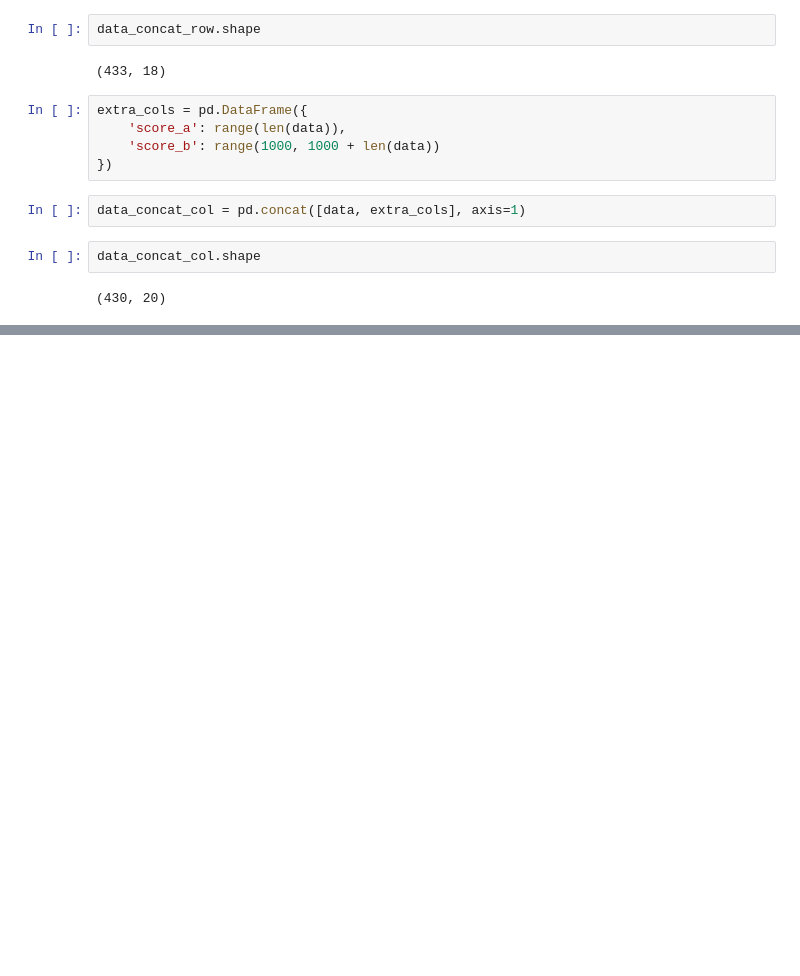
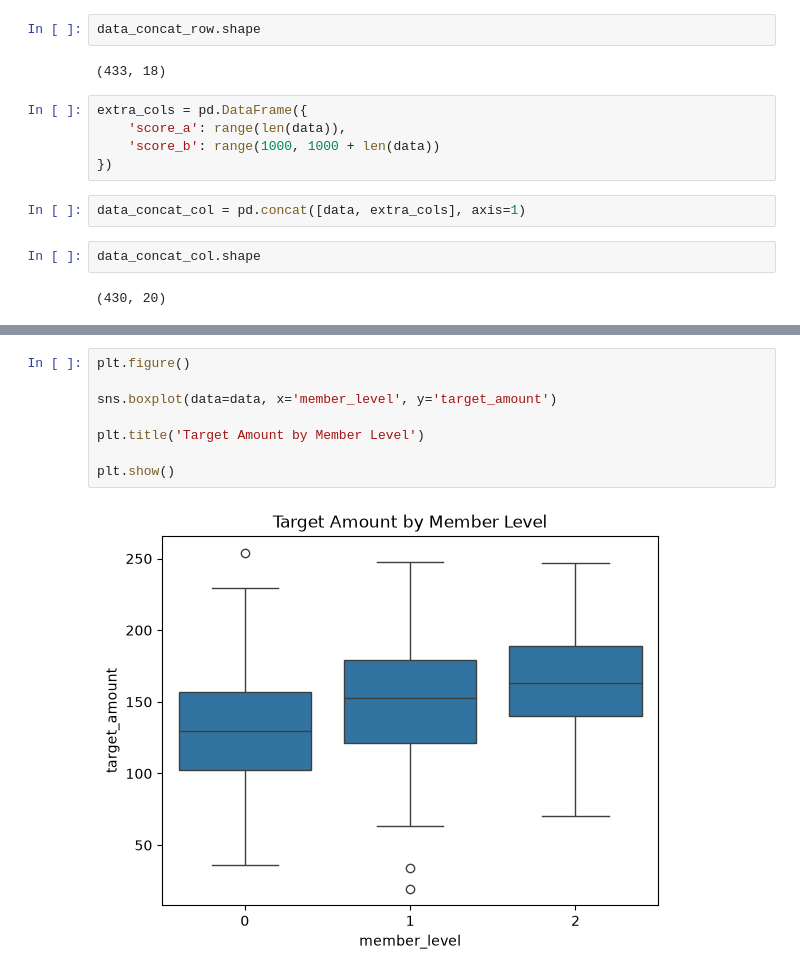
Before and after one commit to Lui-die-lui/aice-associate-study, a Jupyter notebook: DAY18/day18_full_review.ipynb, the cells around one changed output, grey strips where cells are left out. Drawn from its saved outputs; the diff is of its cells as text; blank space fills up the shorter version.

```diff
--- a/DAY18/day18_full_review.ipynb
+++ b/DAY18/day18_full_review.ipynb
@@ -290,0 +395,10 @@ data_concat_col.shape
+# %%
+plt.figure()
+
+sns.boxplot(data=data, x='member_level', y='target_amount')
+
+plt.title('Target Amount by Member Level')
+
+plt.show()
+# %% [output]
+[figure, added]
```
Also changed, not shown: parts of 26 cells of this notebook, 4 other files.
